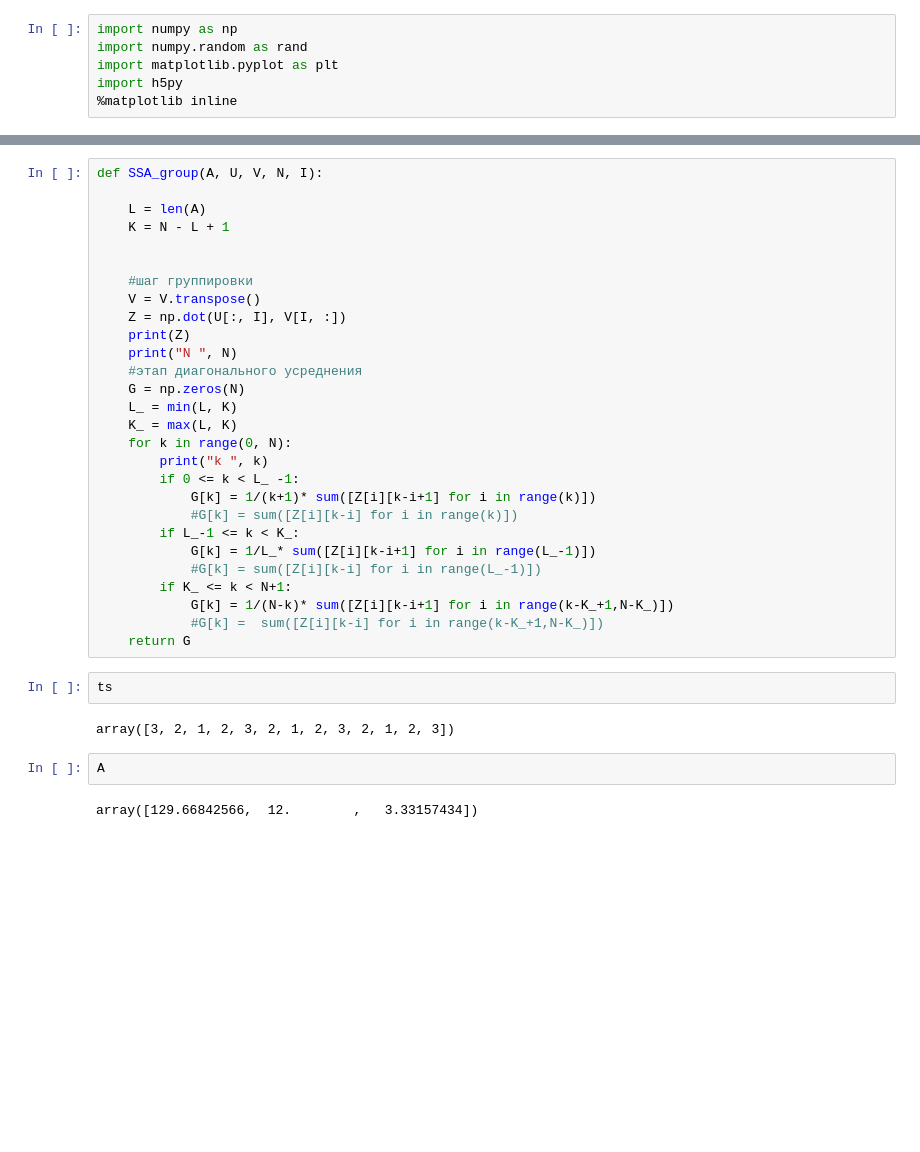
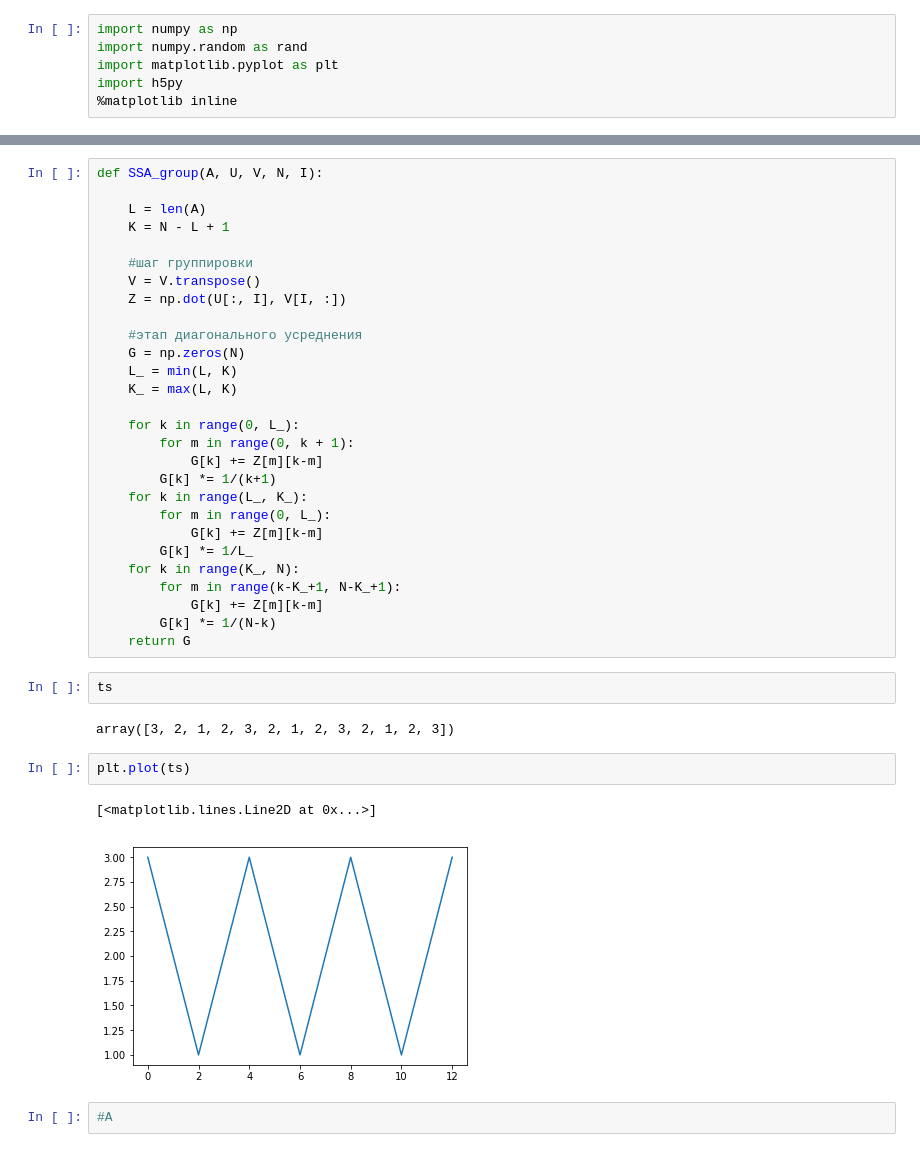
Before and after one commit to euloo/time-series, a Jupyter notebook: 5-timeSeries.ipynb, the cells around one changed output, grey strips where cells are left out. Cells and saved outputs as stored; diff of their text form; blank space fills up the shorter version.

```diff
--- a/5-timeSeries.ipynb
+++ b/5-timeSeries.ipynb
@@ -74,36 +105,39 @@ def SSA_group(A, U, V, N, I):
     L = len(A)
     K = N - L + 1
 
-
     #шаг группировки
     V = V.transpose()
     Z = np.dot(U[:, I], V[I, :])
-    print(Z)
-    print("N ", N)
+
     #этап диагонального усреднения
     G = np.zeros(N)
     L_ = min(L, K)
     K_ = max(L, K)
-    for k in range(0, N):
-        print("k ", k)
-        if 0 <= k < L_ -1:
-            G[k] = 1/(k+1)* sum([Z[i][k-i+1] for i in range(k)])
-            #G[k] = sum([Z[i][k-i] for i in range(k)])
-        if L_-1 <= k < K_:
-            G[k] = 1/L_* sum([Z[i][k-i+1] for i in range(L_-1)])
-            #G[k] = sum([Z[i][k-i] for i in range(L_-1)])
-        if K_ <= k < N+1:
-            G[k] = 1/(N-k)* sum([Z[i][k-i+1] for i in range(k-K_+1,N-K_)])
-            #G[k] =  sum([Z[i][k-i] for i in range(k-K_+1,N-K_)])
+
+    for k in range(0, L_):
+        for m in range(0, k + 1):
+            G[k] += Z[m][k-m]
+        G[k] *= 1/(k+1)
+    for k in range(L_, K_):
+        for m in range(0, L_):
+            G[k] += Z[m][k-m]
+        G[k] *= 1/L_
+    for k in range(K_, N):
+        for m in range(k-K_+1, N-K_+1):
+            G[k] += Z[m][k-m]
+        G[k] *= 1/(N-k)
     return G
 # %%
 ts
 # %% [output]
 array([3, 2, 1, 2, 3, 2, 1, 2, 3, 2, 1, 2, 3])
-# %%
-A
-# %% [output]
-array([129.66842566,  12.        ,   3.33157434])
+# %%
+plt.plot(ts)
+# %% [output]
+[<matplotlib.lines.Line2D at 0x...>]
+[figure, added]
+# %%
+#A
 # %%
 ts1 = SSA_group(A, U, V, len(ts), [0, 1, 2])
 print(ts1)
```
Also changed, not shown: parts of 24 cells of this notebook.
